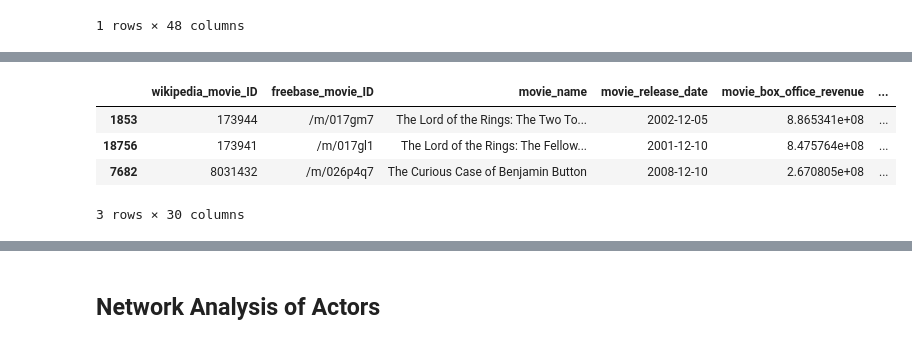
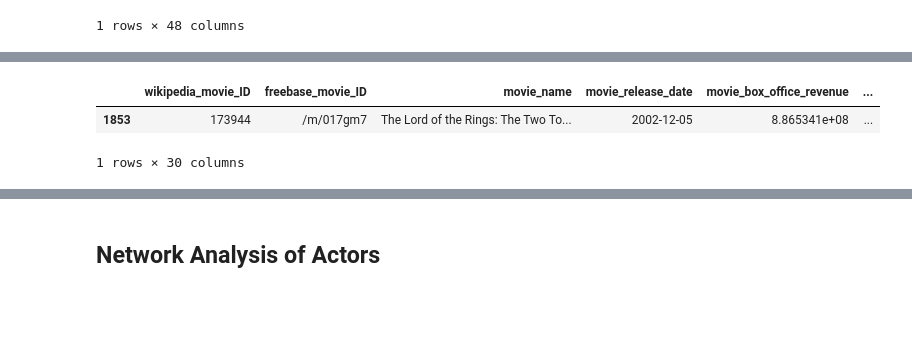
Before and after one commit to epfl-ada/ada-2022-project-teambadass, a Jupyter notebook: torkel-3.0.ipynb, the cells around one changed output, grey strips where cells are left out. Cells and saved outputs as stored; diff of their text form; code cells hidden in the pictures; blank space fills up the shorter version.

```diff
--- a/torkel-3.0.ipynb
+++ b/torkel-3.0.ipynb
@@ -643,12 +633,10 @@ summary_df.head(3)
 # %%
-# Checking the number 1 actor we received from our regression
+# Checking top movie for the number 1 actor we received from our regression
 
 movies_characters[movies_characters["freebase_actor_ID"] == "/m/0154qm"].sort_values(
     by="movie_box_office_revenue", ascending=False
-).head(3)
+).head(1)
 # %% [output]
 |  | wikipedia_movie_ID | freebase_movie_ID | movie_name | movie_release_date | movie_box_office_revenue | ... |
 | 1853 | 173944 | /m/017gm7 | The Lord of the Rings: The Two To... | 2002-12-05 | 8.865341e+08 | ... |
-| 18756 | 173941 | /m/017gl1 | The Lord of the Rings: The Fellow... | 2001-12-10 | 8.475764e+08 | ... |
-| 7682 | 8031432 | /m/026p4q7 | The Curious Case of Benjamin Button | 2008-12-10 | 2.670805e+08 | ... |
-3 rows × 30 columns
+1 rows × 30 columns
```
Also changed, not shown: parts of 84 cells of this notebook.
